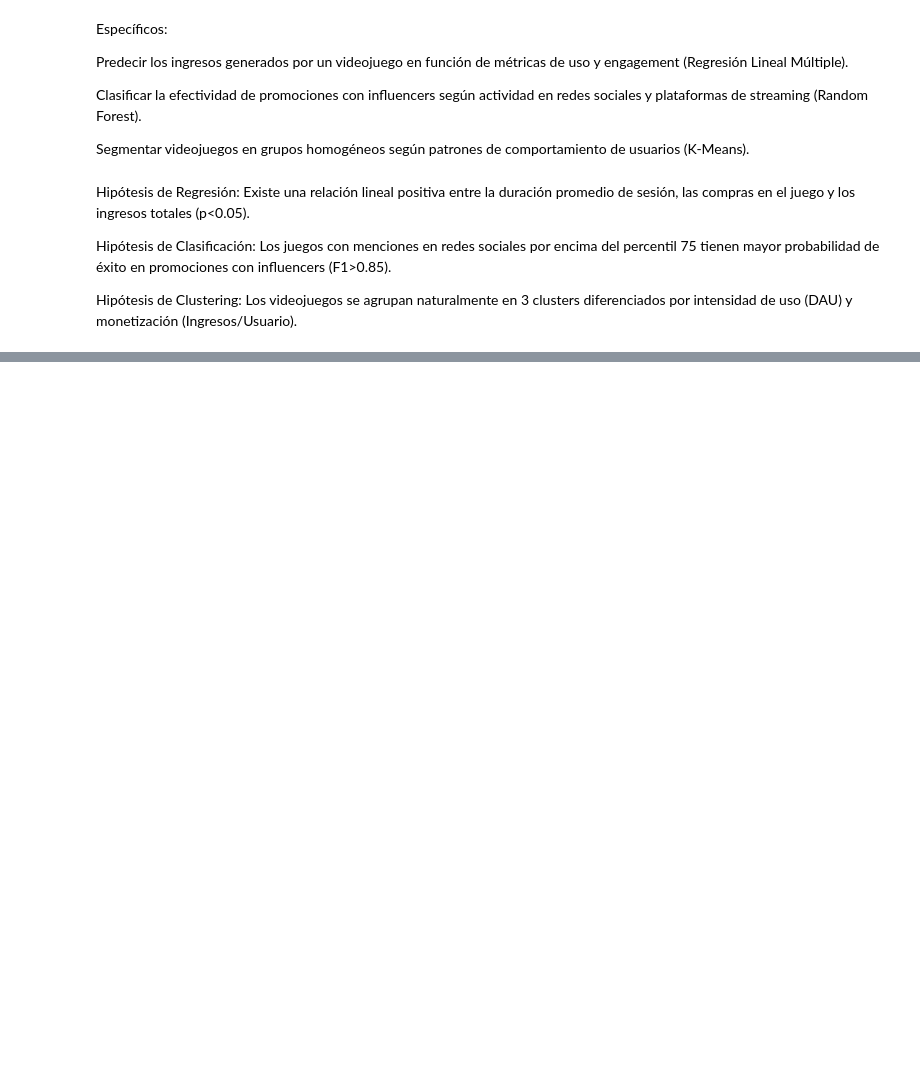
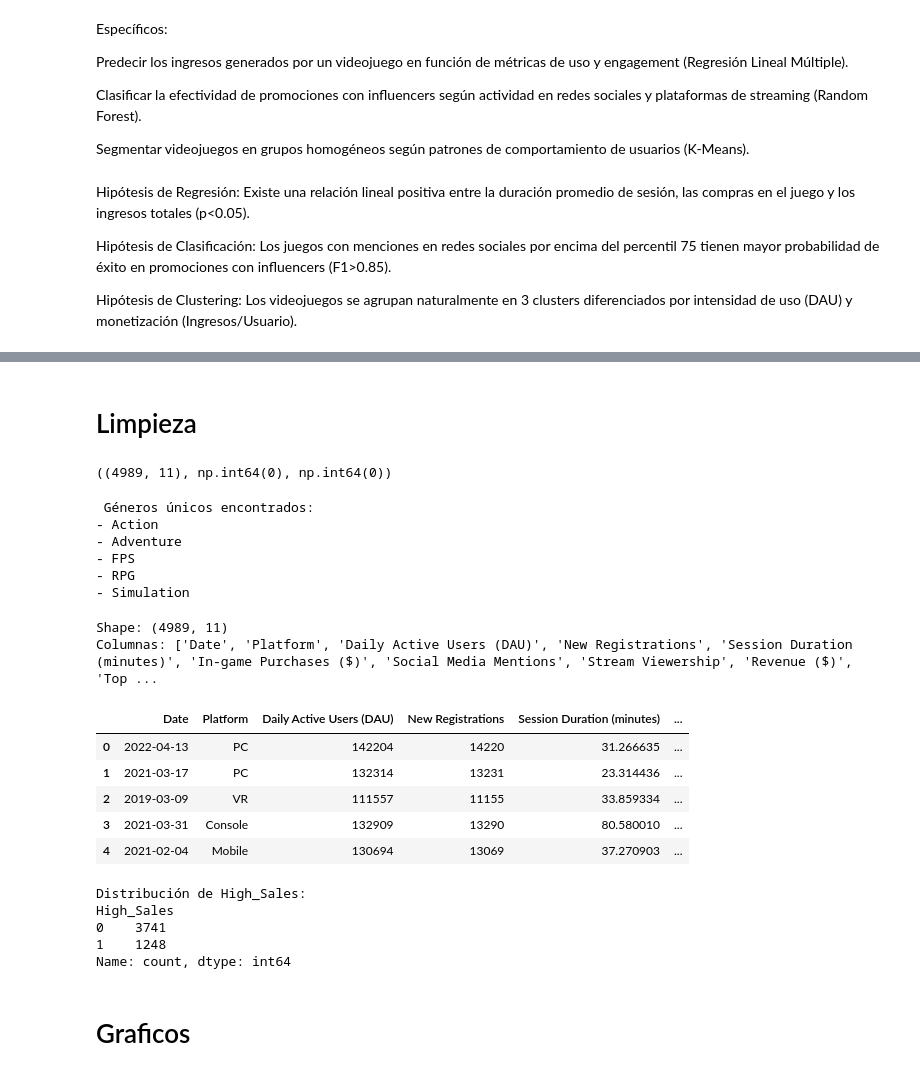
Before and after one commit to Het0c/Inteligencia_negocio, a Jupyter notebook: BI_T2_HectorLopez.ipynb, the cells around one changed output, grey strips where cells are left out. Drawn from its saved outputs; the diff is of its cells as text; code cells hidden in the pictures; blank space fills up the shorter version.

```diff
--- a/BI_T2_HectorLopez.ipynb
+++ b/BI_T2_HectorLopez.ipynb
@@ -36,0 +161,55 @@ df.head()
+# %% [markdown]
+# Limpieza
+# %%
+df_cleaned = df.drop_duplicates()
+
+df_cleaned = df_cleaned.dropna()
+
+df_cleaned.shape, df_cleaned.isna().sum().sum(), df_cleaned.duplicated().sum()
+# %% [output]
+((4989, 11), np.int64(0), np.int64(0))
+# %%
+# Asegurar que la columna existe y no tiene valores nulos
+df['Top Genre'] = df['Top Genre'].fillna('Desconocido')
+
+# Extraer géneros únicos
+generos_unicos = df['Top Genre'].unique()
+
+# Mostrar ordenados
+print(" Géneros únicos encontrados:")
+for genero in sorted(generos_unicos):
+    print("-", genero)
+# %% [output]
+ Géneros únicos encontrados:
+- Action
+- Adventure
+- FPS
+- RPG
+- Simulation
+# %%
+csv_path = "data/Gaming-Trends-2024.csv"
+df = pd.read_csv(csv_path)
+print("Shape:", df.shape)
+print("Columnas:", list(df.columns))
+df.head()
+
+genre_mapping = {
+    'Action': '00',
+    'Simulation': '01',
+    'RPG': '02',
+    'FPS': '03',
+    'Adventure': '04'
+}
+
+df['Top Genre'] = df['Top Genre'].replace(genre_mapping)
+
+df.head()
+# %% [output]
+Shape: (4989, 11)
+Columnas: ['Date', 'Platform', 'Daily Active Users (DAU)', 'New Registrations', 'Session Duration (minutes)', 'In-game Purchases ($)', 'Social Media Mentions', 'Stream Viewership', 'Revenue ($)', 'Top ...
+|  | Date | Platform | Daily Active Users (DAU) | New Registrations | Session Duration (minutes) | ... |
+| 0 | 2022-04-13 | PC | 142204 | 14220 | 31.266635 | ... |
+| 1 | 2021-03-17 | PC | 132314 | 13231 | 23.314436 | ... |
+| 2 | 2019-03-09 | VR | 111557 | 11155 | 33.859334 | ... |
+| 3 | 2021-03-31 | Console | 132909 | 13290 | 80.580010 | ... |
+| 4 | 2021-02-04 | Mobile | 130694 | 13069 | 37.270903 | ... |
@@ -36,0 +230,16 @@ df.head()
+# %%
+# Crear variable binaria 'High_Sales' usando el percentil 75 de ingresos
+threshold = df['Revenue ($)'].quantile(0.75)
+df['High_Sales'] = (df['Revenue ($)'] >= threshold).astype(int)
+
+# Verifica distribución
+print("Distribución de High_Sales:")
+print(df['High_Sales'].value_counts())
+# %% [output]
+Distribución de High_Sales:
+High_Sales
+0    3741
+1    1248
+Name: count, dtype: int64
+# %% [markdown]
+# Graficos
```
Also changed, not shown: parts of 12 cells of this notebook, 2 other files.
